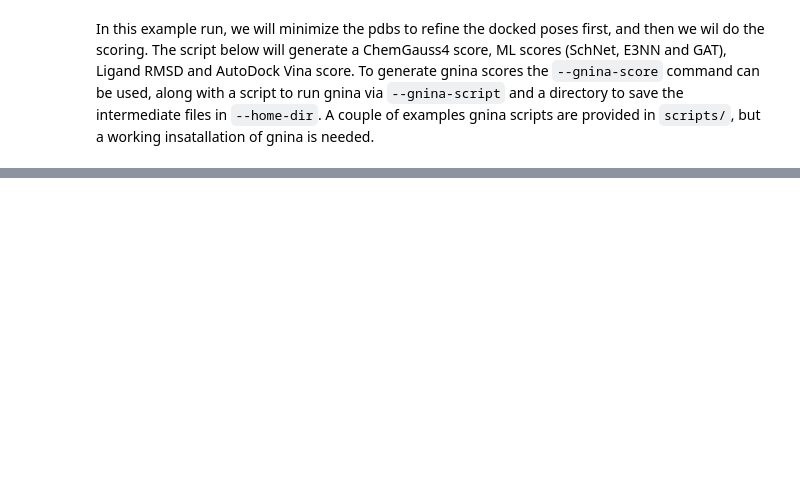
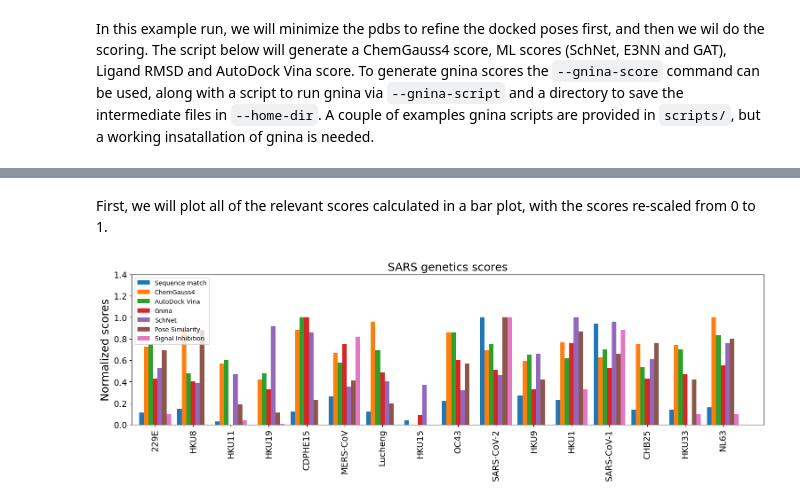
Before and after one commit to choderalab/broad-spectrum-asap-paper, a Jupyter notebook: score_ensitrelvir_spectrum.ipynb, the cells around one changed output, grey strips where cells are left out. Cells and saved outputs as stored; diff of their text form; code cells hidden in the pictures; blank space fills up the shorter version.

Commit message:
Add plotting

```diff
--- a/score_ensitrelvir_spectrum.ipynb
+++ b/score_ensitrelvir_spectrum.ipynb
@@ -155,0 +161,3 @@ In this example run, we will minimize the pdbs to refine the docked poses first,
+# %%
+df_scores = pd.read_csv("input_files/ensitrelvir_scores.csv")
+print(df_scores.head())
@@ -155,0 +184,8 @@ In this example run, we will minimize the pdbs to refine the docked poses first,
+# %%
+df_signal = pd.read_csv("input_files/sars_ensit_signal.csv")
+
+df_all = df_scores.merge(df_signal[['prot-ID','signal']], how = 'inner', on = ['prot-ID'])
+df_all['signal'] = df_all['signal'].apply(lambda x: 100-x)
+df_all["Activity"] = df_all["signal"].apply(lambda x: "active" if x > 50 else "partial" if x > 30 else "inactive")
+df_all.reset_index(drop=True, inplace=True)
+print(df_all[['prot-ID', 'signal', 'Activity']])
@@ -155,0 +210,28 @@ In this example run, we will minimize the pdbs to refine the docked poses first,
+# %% [markdown]
+First, we will plot all of the relevant scores calculated in a bar plot, with the scores re-scaled from 0 to 1.
+# %%
+col_labels = ['blast-scores',
+              'docking-score-POSIT',
+              'Vina-score-min',
+              'CNN_dock_affinity',
+              'computed-SchNet-pIC50',
+              'Pose Similarity',
+              'signal',
+              ]
+score_labels = ['Sequence match',
+                'ChemGauss4',
+                'AutoDock Vina',
+                'Gnina',
+                'SchNet',
+                'Pose Similarity',
+                'Signal Inhibition',]
+sign_list = [1,-1,-1,1,1,1,1]
+df_all['Lig-RMSD'] = df_all['Lig-RMSD'].replace(-1, 10)
+df_all['Pose Similarity'] = 1/(1+df_all['Lig-RMSD'])
+fig = plot_bar_scores_in_df(df_all, target_labels=df_all['blast-descriptor'],
+                            label_cols=col_labels, sign_list=sign_list,
+                            score_labels=score_labels,
+                            title='SARS genetics scores', yrange=[0, 1.4],
+                            ylabel='Normalized scores', figsize=(15,5.), label_bars=False, bar_width=0.12)
+# %% [output]
+[figure, added]
```
Also changed, not shown: parts of 25 cells of this notebook, 1 other file.
